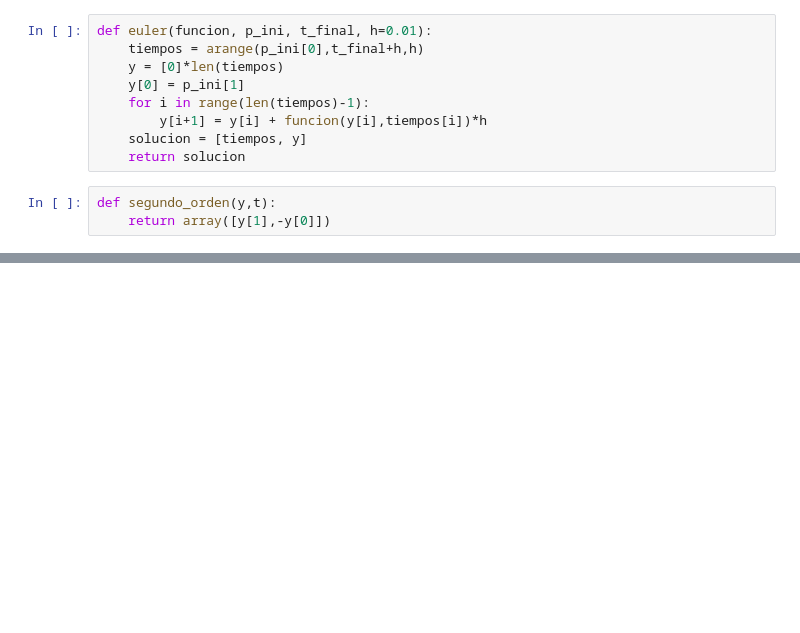
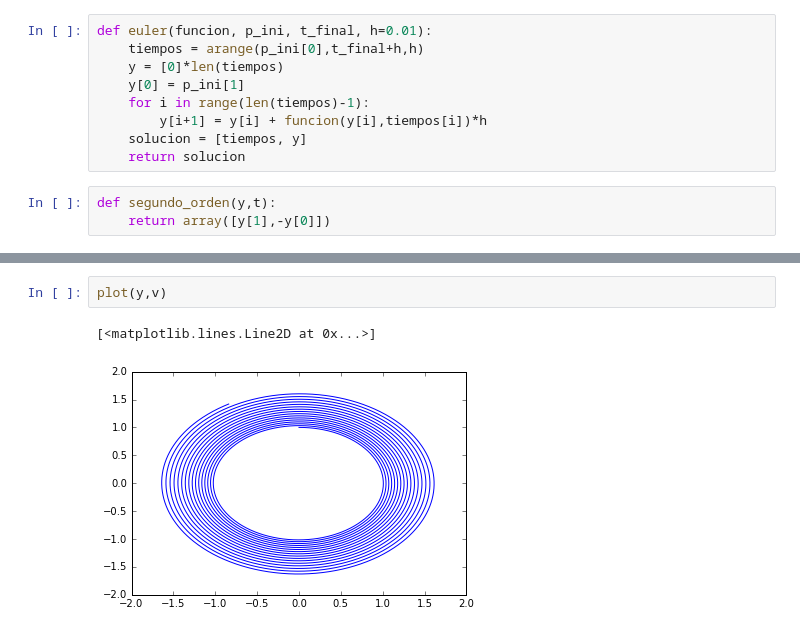
Before and after one commit to abroque/Integradores, a Jupyter notebook: Euler.ipynb, the cells around one changed output, grey strips where cells are left out. Drawn from its saved outputs; the diff is of its cells as text; blank space fills up the shorter version.

```diff
--- a/Euler.ipynb
+++ b/Euler.ipynb
@@ -70,0 +81,5 @@ print sol[1]
+# %%
+plot(y,v)
+# %% [output]
+[<matplotlib.lines.Line2D at 0x...>]
+[figure, added]
```
Also changed, not shown: parts of 2 cells of this notebook, 3 other files.
